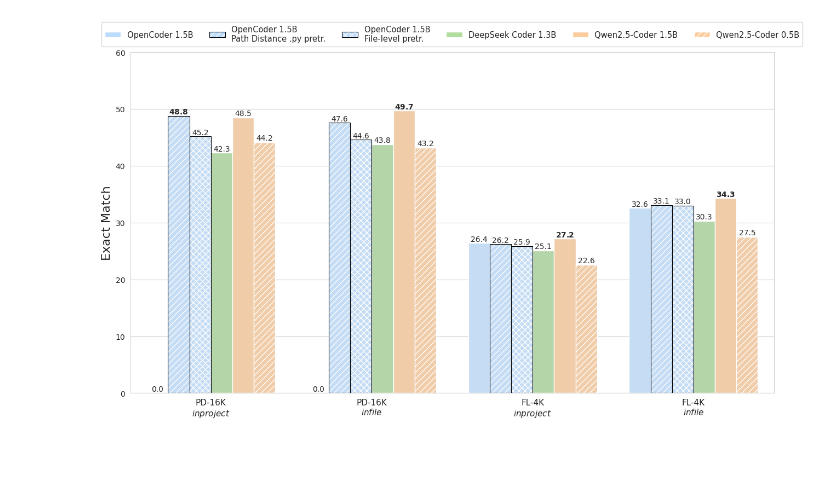
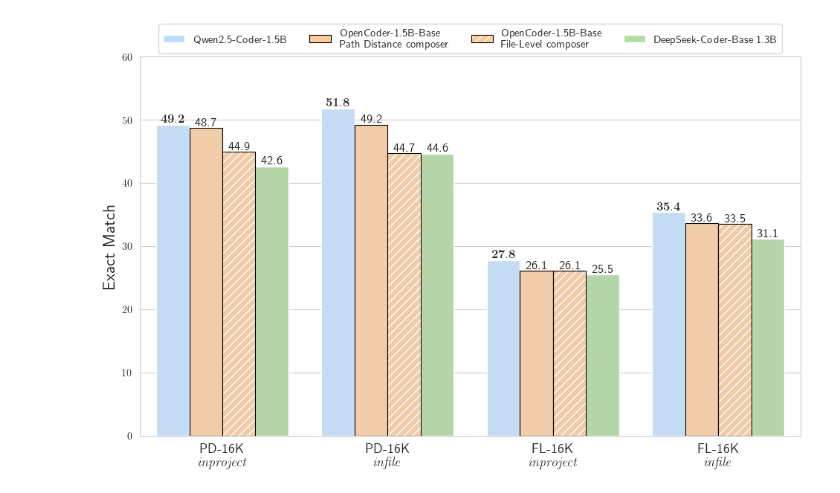
Before and after one commit to sapromak/adaptive-code-completion, a Jupyter notebook: figures/compilation/model-comparison/plot.ipynb, the cells around one changed output. Drawn from its saved outputs; the diff is of its cells as text; code cells hidden in the pictures; blank space fills up the shorter version.

```diff
--- a/figures/compilation/model-comparison/plot.ipynb
+++ b/figures/compilation/model-comparison/plot.ipynb
@@ -8,7 +9,7 @@ import matplotlib.patches as mpatches
 from matplotlib import rcParams
 # %%
-rcParams['font.family'] = 'sans-serif'
-rcParams['font.sans-serif'] = ['Open Sans']
+rc('font', **{'family': 'serif', 'serif': ['Computer Modern']})
+rc('text', usetex=True)
 sns.set_style('whitegrid')
 # %%
 model_df = pd.read_csv('model-ems.csv')
@@ -16,64 +17,48 @@ model_df['group'] = model_df.composer + '\n$\it{' + model_df.line_type + '}$'
 group_order = [
     'PD-16K\n$\it{inproject}$',
     'PD-16K\n$\it{infile}$',
-    'FL-4K\n$\it{inproject}$',
-    'FL-4K\n$\it{infile}$',
+    'FL-16K\n$\it{inproject}$',
+    'FL-16K\n$\it{infile}$',
 ]
 model_df['group'] = pd.Categorical(model_df['group'], categories=group_order, ordered=True)
 model_df = model_df.sort_values(by='group')
 # %%
 bar_names = {
-    'OpenCoder 1.5B': 'OpenCoder 1.5B',
-    'OpenCoder 1.5B (PD)': 'OpenCoder 1.5B\nPath Distance .py pretr.',
-    'OpenCoder 1.5B (FL)': 'OpenCoder 1.5B\nFile-level pretr.',
-    'DeepSeek Coder 1.3B': 'DeepSeek Coder 1.3B',
-    'Qwen2.5-Coder 1.5B': 'Qwen2.5-Coder 1.5B',
-    'Qwen2.5-Coder 0.5B': 'Qwen2.5-Coder 0.5B',
+    'Qwen2.5-Coder-1.5B': 'Qwen2.5-Coder-1.5B',
+    'OpenCoder-1.5B-Base (PD)': 'OpenCoder-1.5B-Base\nPath Distance composer',
+    'OpenCoder-1.5B-Base (FL)': 'OpenCoder-1.5B-Base\nFile-Level composer',
+    'DeepSeek-Coder-Base 1.3B': 'DeepSeek-Coder-Base 1.3B',
 }
 legend_order = [
-    'OpenCoder 1.5B',
-    'OpenCoder 1.5B (PD)',
-    'OpenCoder 1.5B (FL)',
-    'DeepSeek Coder 1.3B',
-    'Qwen2.5-Coder 1.5B',
-    'Qwen2.5-Coder 0.5B',
+    'Qwen2.5-Coder-1.5B',
+    'OpenCoder-1.5B-Base (PD)',
+    'OpenCoder-1.5B-Base (FL)',
+    'DeepSeek-Coder-Base 1.3B',
 ]
-# bar_order = [
-#     'OpenCoder 1.5B (PD)',
-#     'Qwen2.5-Coder 1.5B',
-#     'OpenCoder 1.5B (FL)',
-#     'Qwen2.5-Coder 0.5B',
-#     'DeepSeek Coder 1.3B',
-#     'OpenCoder 1.5B',
-# ]
 bar_order = legend_order
 
-plt.figure(figsize=(14,7.5))
+plt.figure(figsize=(10,6.25))
 
 colors = {
-    'Qwen2.5-Coder 0.5B': '#fccc9c',
-    'DeepSeek Coder 1.3B': '#b1dd9f',
-    'OpenCoder 1.5B': '#bcdcfc',
-    'Qwen2.5-Coder 1.5B': '#fccc9c',
-    'OpenCoder 1.5B (FL)': '#bcdcfc',
-    'OpenCoder 1.5B (PD)': '#bcdcfc',
+    'DeepSeek-Coder-Base 1.3B': '#b1dd9f',
+    'Qwen2.5-Coder-1.5B': '#bcdcfc',
+    'OpenCoder-1.5B-Base (FL)': '#fccc9c',
+    'OpenCoder-1.5B-Base (PD)': '#fccc9c',
 }
 
 hatches = {
-    'Qwen2.5-Coder 0.5B': '///',
-    'DeepSeek Coder 1.3B': '',
-    'OpenCoder 1.5B': '',
-    'Qwen2.5-Coder 1.5B': '',
-    'OpenCoder 1.5B (FL)': 'xxx',
-    'OpenCoder 1.5B (PD)': '///',
+    'DeepSeek-Coder-Base 1.3B': '',
+    'Qwen2.5-Coder-1.5B': '',
+    'OpenCoder-1.5B-Base (FL)': '///',
+    'OpenCoder-1.5B-Base (PD)': '',
 }
 
 model_df['model'] = pd.Categorical(model_df['model'], categories=bar_order, ordered=True)
 model_df = model_df.sort_values(['group', 'model'])
 
 plot_order = bar_order.copy()
-fl_index = plot_order.index('OpenCoder 1.5B (FL)')
-ds_index = plot_order.index('DeepSeek Coder 1.3B')
+fl_index = plot_order.index('OpenCoder-1.5B-Base (FL)')
+ds_index = plot_order.index('DeepSeek-Coder-Base 1.3B')
 if fl_index < ds_index:
     plot_order[fl_index], plot_order[ds_index] = plot_order[ds_index], plot_order[fl_index]
 
@@ -89,13 +74,13 @@ ax = sns.barplot(
 
 for i, bar_container in enumerate(ax.containers):
     model = bar_order[i]
-    if model not in ['OpenCoder 1.5B (PD)', 'OpenCoder 1.5B (FL)']:
+    if model not in ['OpenCoder-1.5B-Base (PD)', 'OpenCoder-1.5B-Base (FL)']:
         for bar in bar_container:
             bar.set_hatch(hatches[model])
 
 for i, bar_container in enumerate(ax.containers):
     model = bar_order[i]
-    if model in ['OpenCoder 1.5B (PD)', 'OpenCoder 1.5B (FL)']:
+    if model in ['OpenCoder-1.5B-Base (PD)', 'OpenCoder-1.5B-Base (FL)']:
         for bar in bar_container:
             bar.set_hatch(hatches[model])
             bar.set_edgecolor('black')
@@ -120,40 +105,40 @@ for i, container in enumerate(ax.containers):
         else:
             formatted_labels.append(f"{val:.1f}")
 
-    ax.bar_label(container, fontsize=10, labels=formatted_labels)
+    ax.bar_label(container, fontsize=12, labels=formatted_labels)
 
 plt.xlabel('')
 plt.ylabel('Exact Match', fontsize=16)
 plt.ylim(0, 60)
 
-plt.xticks(fontsize=11)
+plt.xticks(fontsize=13)
 
 ax.get_legend().remove()
 
 custom_handles = []
 for model in legend_order:
     patch = mpatches.Patch(
         facecolor=colors[model],
         hatch=hatches[model],
         label=bar_names[model],
-        edgecolor='black' if model in ['OpenCoder 1.5B (PD)', 'OpenCoder 1.5B (FL)'] else None,
-        linewidth=0.8 if model in ['OpenCoder 1.5B (PD)', 'OpenCoder 1.5B (FL)'] else None,
+        edgecolor='black' if model in ['OpenCoder-1.5B-Base (PD)', 'OpenCoder-1.5B-Base (FL)'] else None,
+        linewidth=0.8 if model in ['OpenCoder-1.5B-Base (PD)', 'OpenCoder-1.5B-Base (FL)'] else None,
     )
     patch._hatch_color = (1.0, 1.0, 1.0, 1.0)
     custom_handles.append(patch)
 
 plt.legend(
     handles=custom_handles,
     title='',
     loc='upper center',
     bbox_to_anchor=(0.5, 1.10),
     ncol=len(legend_order),
     fontsize=10.5,
 )
 
 plt.tight_layout()
 
 plt.savefig('model-comparison.png', dpi=300, bbox_inches='tight')
 plt.savefig('model-comparison.svg', format='svg', bbox_inches='tight')
 # %% [output]
-[figure, old version]
+[figure, new version]
```
Also changed, not shown: parts of 1 cell of this notebook, 21 other files.
